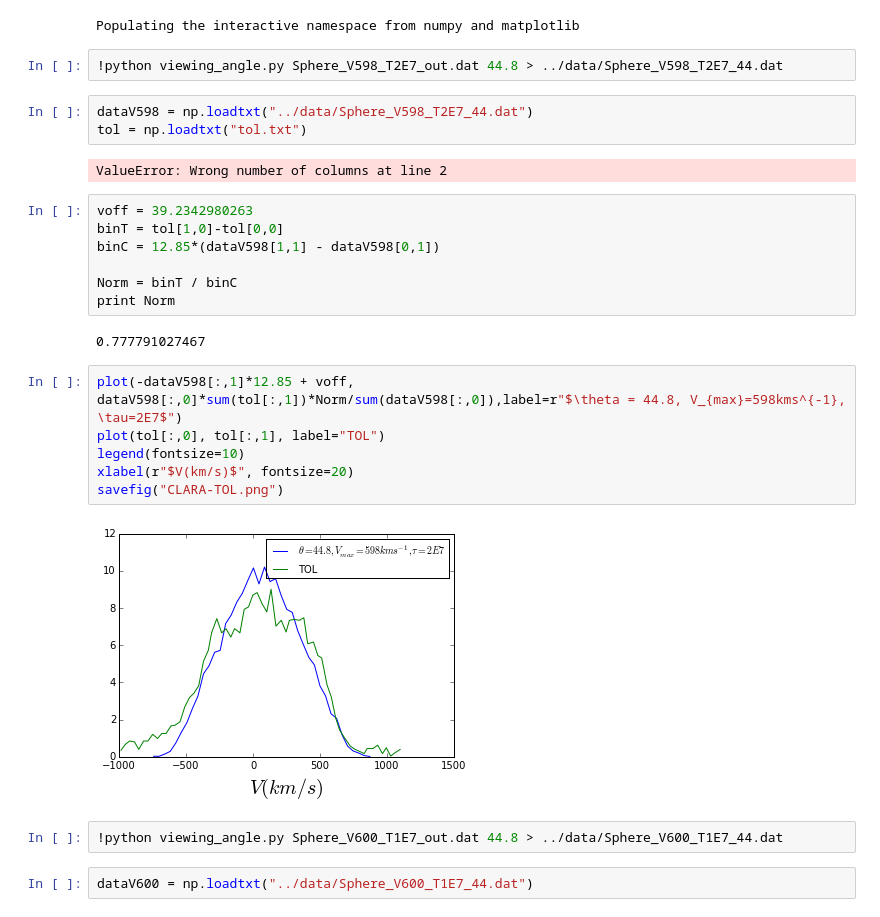
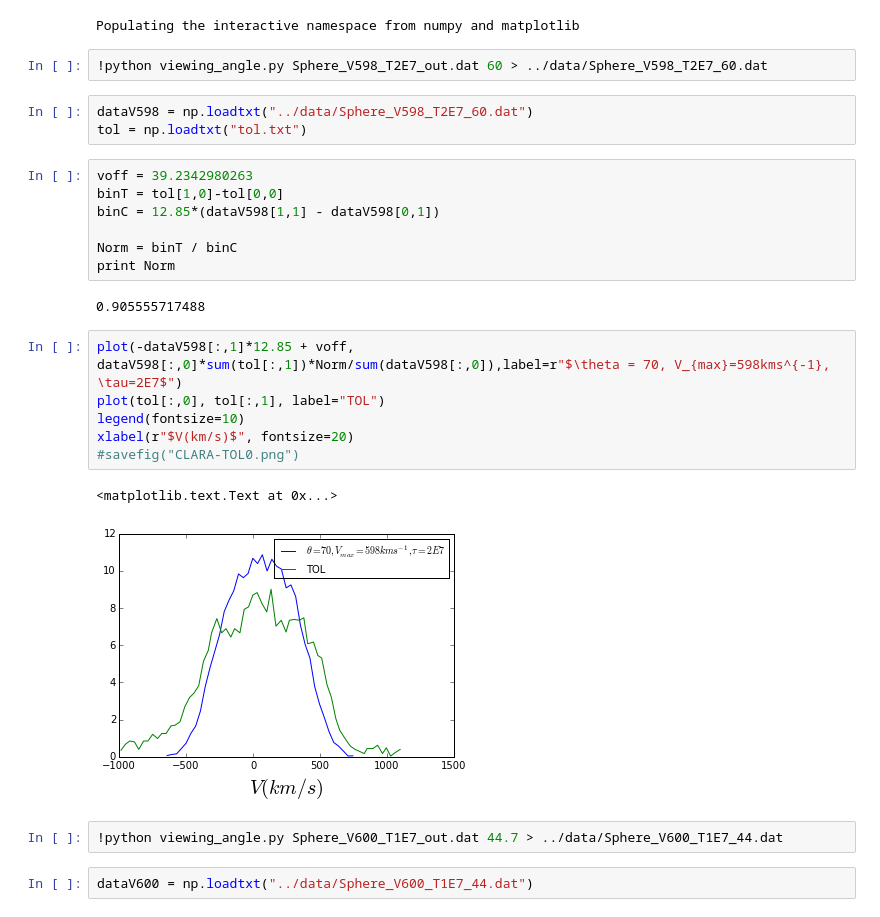
Before and after one commit to astroandes/tololo-lya-fit, a Jupyter notebook: code/CLARA_profiles.ipynb, the cells around one changed output. Drawn from its saved outputs; the diff is of its cells as text.

Commit message:
CLARA profiles added

```diff
--- a/code/CLARA_profiles.ipynb
+++ b/code/CLARA_profiles.ipynb
@@ -3,12 +3,10 @@
 # %% [output]
 Populating the interactive namespace from numpy and matplotlib
 # %%
-!python viewing_angle.py Sphere_V598_T2E7_out.dat 44.8 > ../data/Sphere_V598_T2E7_44.dat
+!python viewing_angle.py Sphere_V598_T2E7_out.dat 60 > ../data/Sphere_V598_T2E7_60.dat
 # %%
-dataV598 = np.loadtxt("../data/Sphere_V598_T2E7_44.dat")
+dataV598 = np.loadtxt("../data/Sphere_V598_T2E7_60.dat")
 tol = np.loadtxt("tol.txt")
-# %% [output]
-ValueError: Wrong number of columns at line 2
 # %%
 voff = 39.2342980263
 binT = tol[1,0]-tol[0,0]
@@ -17,17 +15,18 @@ binC = 12.85*(dataV598[1,1] - dataV598[0,1])
 Norm = binT / binC
 print Norm
 # %% [output]
-0.777791027467
+0.905555717488
 # %%
-plot(-dataV598[:,1]*12.85 + voff, dataV598[:,0]*sum(tol[:,1])*Norm/sum(dataV598[:,0]),label=r"$\theta = 44.8, V_{max}=598kms^{-1}, \tau=2E7$")
+plot(-dataV598[:,1]*12.85 + voff, dataV598[:,0]*sum(tol[:,1])*Norm/sum(dataV598[:,0]),label=r"$\theta = 70, V_{max}=598kms^{-1}, \tau=2E7$")
 plot(tol[:,0], tol[:,1], label="TOL")
 legend(fontsize=10)
 xlabel(r"$V(km/s)$", fontsize=20)
-savefig("CLARA-TOL.png")
+#savefig("CLARA-TOL0.png")
 # %% [output]
+<matplotlib.text.Text at 0x...>
-[figure, old version]
+[figure, new version]
 # %%
-!python viewing_angle.py Sphere_V600_T1E7_out.dat 44.8 > ../data/Sphere_V600_T1E7_44.dat
+!python viewing_angle.py Sphere_V600_T1E7_out.dat 44.7 > ../data/Sphere_V600_T1E7_44.dat
 # %%
 dataV600 = np.loadtxt("../data/Sphere_V600_T1E7_44.dat")
 # %%
```
Also changed, not shown: parts of 3 cells of this notebook.
